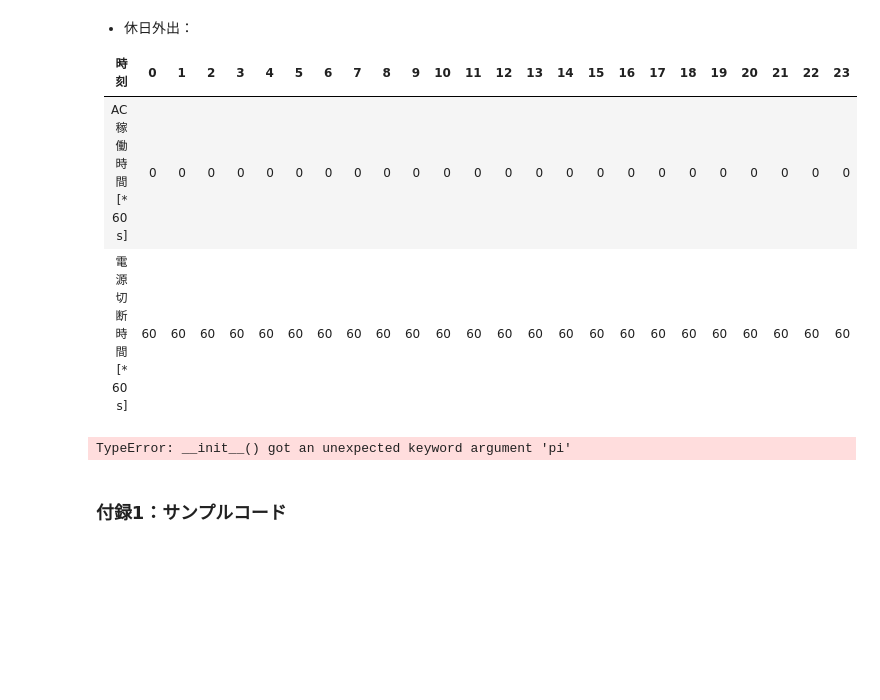
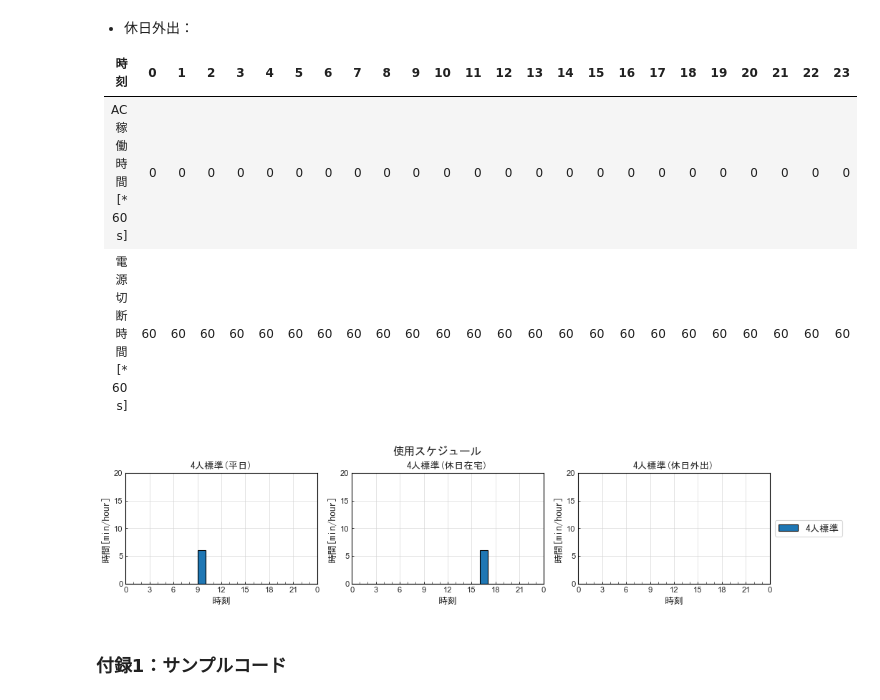
Before and after one commit to HiromiHabara/Jiritsu-EnergyUseOfApp, a Jupyter notebook: iron.ipynb, the cells around one changed output. Drawn from its saved outputs; the diff is of its cells as text; code cells hidden in the pictures; blank space fills up the shorter version.

```diff
--- a/iron.ipynb
+++ b/iron.ipynb
@@ -209,10 +209,10 @@ Spec = {'Iron00':{'Prtd_opg':1400}}
 |電源切断時間[\* 60 s] | 60| 60| 60| 60| 60| 60| 60| 60| 60| 60| 60| 60| 60| 60| 60| 60| 60| 60| 60| 60| 60| 60| 60| 60|
 # %%
 # 機器使用スケジュール：4人標準世帯_AC接続下での稼働時間[s]
-schd_ac_opg_4p_std = { 'Weekdays'    : [0]* 9 + [360]*1 + [0]*14,
-                       'Holidays_st' : [0]*16 + [360]*1 + [0]* 7,
-                       'Holidays_go' : [0]*24
-                     }
+schedule_opg = { 'Weekdays'    : [0]* 9 + [360]*1 + [0]*14,
+                 'Holidays_st' : [0]*16 + [360]*1 + [0]* 7,
+                 'Holidays_go' : [0]*24
+               }
 # %%
 def plot_hourly_bar_chart(fig_title, y_value_sets, schedule_name,
                           y_label, y_lower, y_upper, y_interval, y_convert_unit):
@@ -238,11 +238,13 @@ def plot_hourly_bar_chart(fig_title, y_value_sets, schedule_name,
     # サブプロットのタイトル
     plt.suptitle(fig_title, fontdict={'fontproperties':fp}, fontsize=14)
 
+    # 動作状態のタイプ
     app_status_types = list(y_value_sets)
+    # 生活時間タイプ
     time_use_types = ['Weekdays', 'Holidays_st', 'Holidays_go']
 
     for i, time_use_type in enumerate(time_use_types):
-        for ii, app_status_type in enumerate(app_status_types):
+        for j, app_status_type in enumerate(app_status_types):
             # サブプロットの指定
             ax = plt.subplot2grid((1, len(time_use_types)), (0, i))
 
@@ -254,7 +256,7 @@ def plot_hourly_bar_chart(fig_title, y_value_sets, schedule_name,
             # y軸の値（24時間->単位変換）
             y_value = np.array(y_value_set[time_use_type]) * y_convert_unit
             if len(y_value) > 0:
-                if ii == 0:
+                if j == 0:
                     ax.bar(x_value, y_value, align='edge', width=1.0, edgecolor='black', label=schedule_name)
                     y_bottom = y_value
                 else:
@@ -305,18 +307,18 @@ def plot_hourly_bar_chart(fig_title, y_value_sets, schedule_name,
 
     # グラフの重なりを解消
     plt.tight_layout()
-    plt.subplots_adjust(top=0.85)
+    plt.subplots_adjust(top=0.82)
 
 
     plt.show()
 # %%
 # 機器使用スケジュールの確認
 plot_hourly_bar_chart('使用スケジュール',
-                      {'AC稼働':schd_ac_opg_4p_std},
+                      {'AC稼働':schedule_opg},
                       '4人標準',
                        "時間[min/hour]",  0, 20, 5, 1/60)
 # %% [output]
-TypeError: __init__() got an unexpected keyword argument 'pi'
+[figure, added]
 # %% [markdown]
 ### 付録1：サンプルコード
 # %% [markdown]
```
Also changed, not shown: parts of 1 cell of this notebook.
